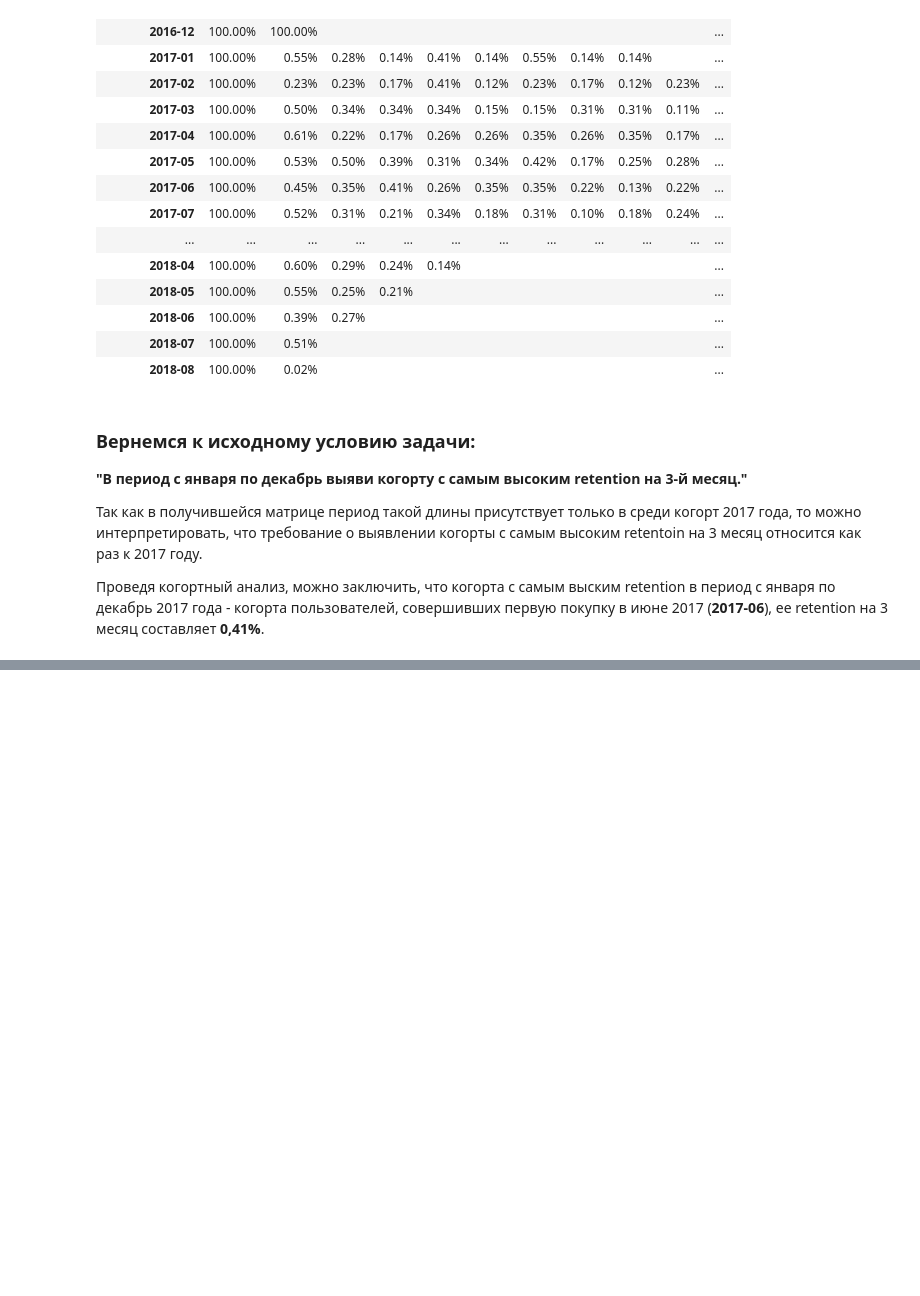
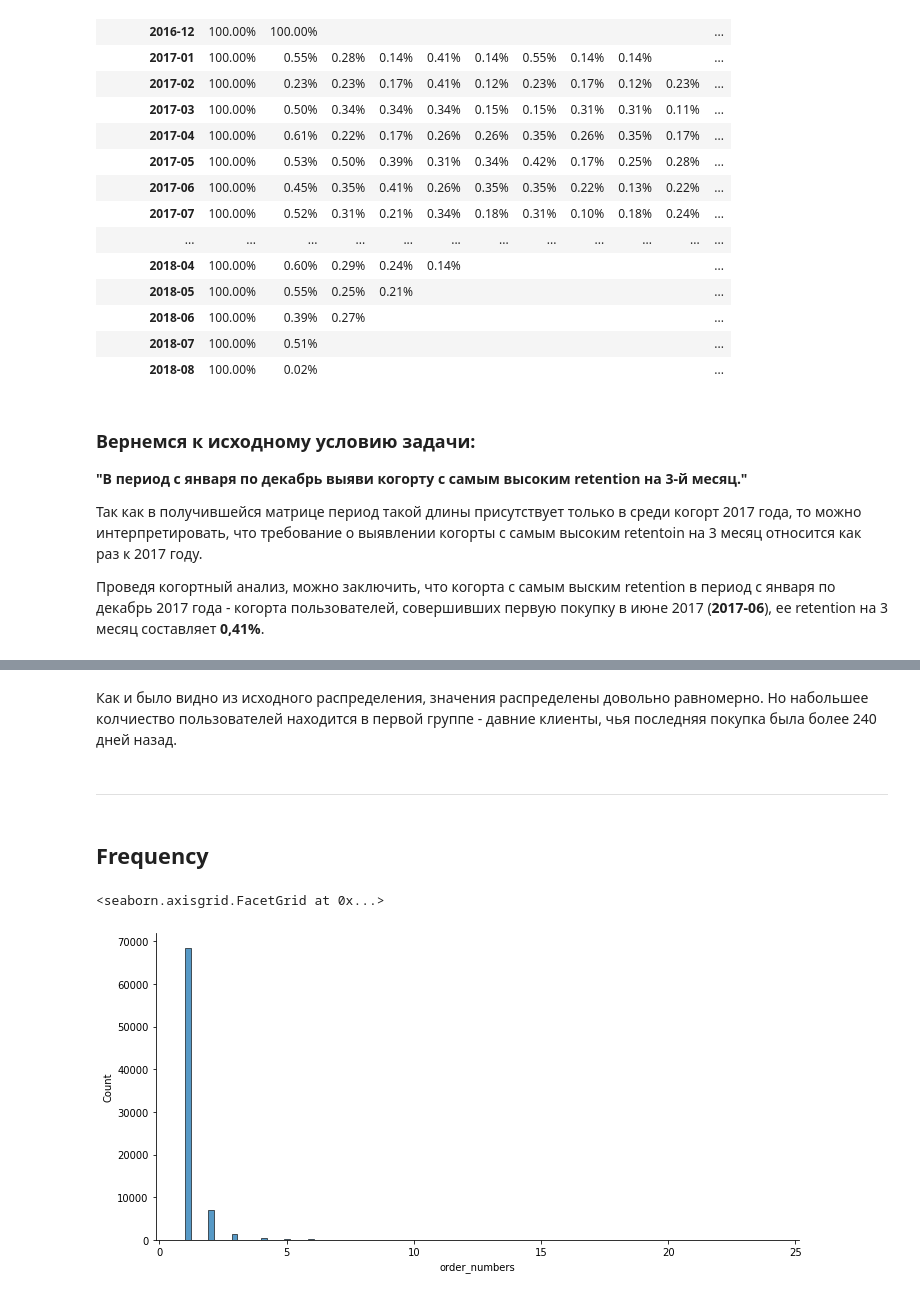
Before and after one commit to denis-abrashkin/e-commerce-analysis, a Jupyter notebook: e-com_project_github.ipynb, the cells around one changed output, grey strips where cells are left out. Drawn from its saved outputs; the diff is of its cells as text; code cells hidden in the pictures; blank space fills up the shorter version.

```diff
--- a/e-com_project_github.ipynb
+++ b/e-com_project_github.ipynb
@@ -685,0 +822,12 @@ User retention by cohort
+# %% [markdown]
+Как и было видно из исходного распределения, значения распределены довольно равномерно. Но набольшее колчиество пользователей находится в первой группе - давние клиенты, чья последняя покупка была более 240 дней назад.
+# %% [markdown]
+---
+# %% [markdown]
+## Frequency
+# %%
+# Рассмотрим распределение frequency
+sns.displot(data = rfm_value['order_numbers'], aspect=2, bins=100)
+# %% [output]
+<seaborn.axisgrid.FacetGrid at 0x...>
+[figure, added]
```
Also changed, not shown: parts of 50 cells of this notebook.
